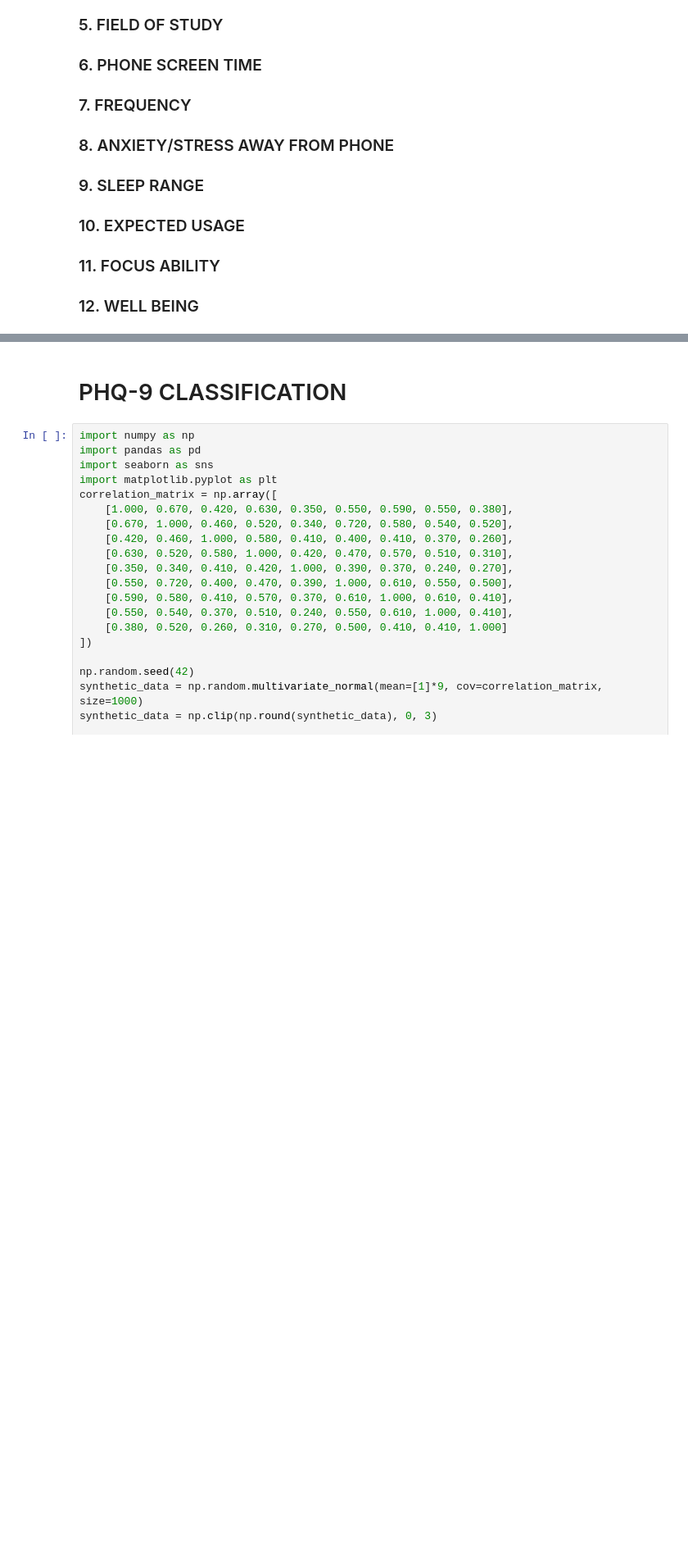
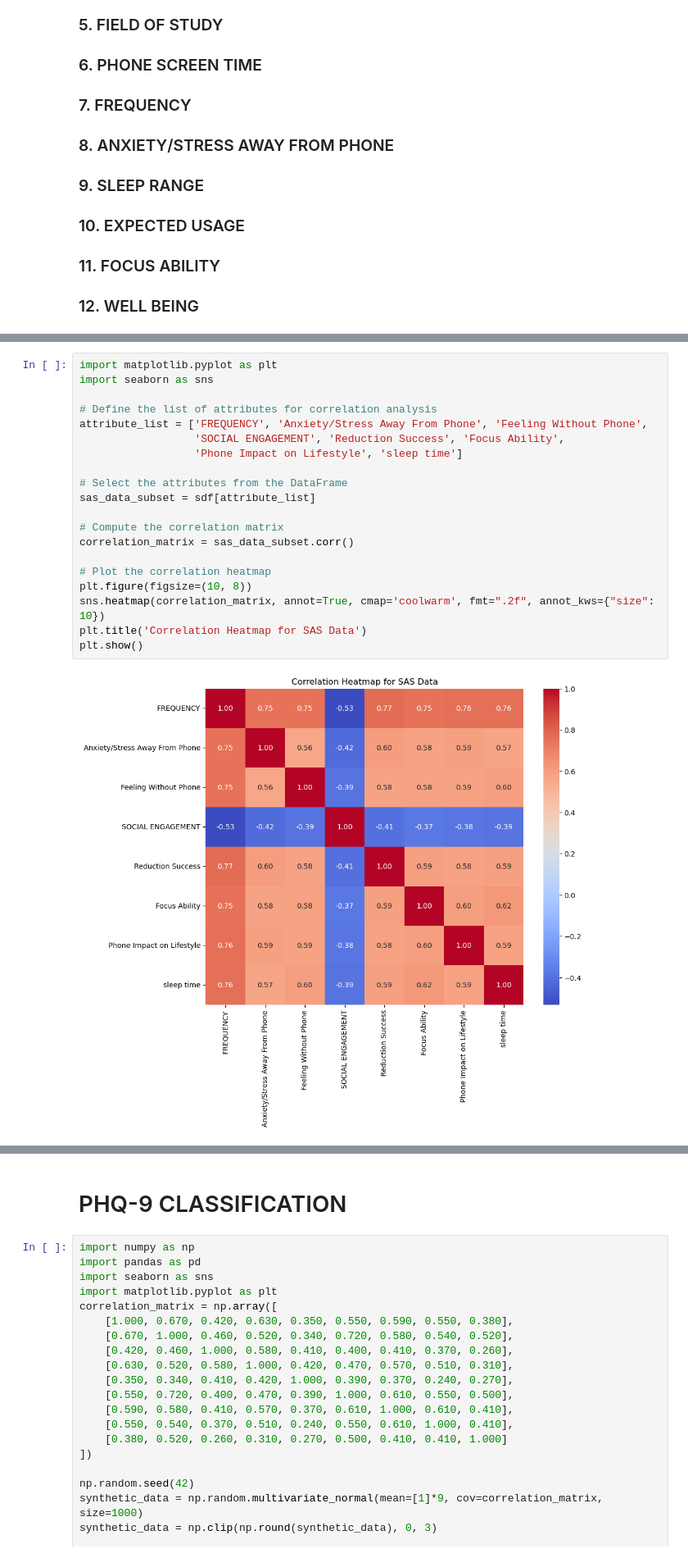
Before and after one commit to Brainskull24/Heal.ai, a Jupyter notebook: Heal.ai.ipynb, the cells around one changed output, grey strips where cells are left out. Shown at 82% size. Cells and saved outputs as stored; diff of their text form; blank space fills up the shorter version.

```diff
--- a/Heal.ai.ipynb
+++ b/Heal.ai.ipynb
@@ -226,0 +318,22 @@ sas_df
+# %%
+import matplotlib.pyplot as plt
+import seaborn as sns
+
+# Define the list of attributes for correlation analysis
+attribute_list = ['FREQUENCY', 'Anxiety/Stress Away From Phone', 'Feeling Without Phone',
+                  'SOCIAL ENGAGEMENT', 'Reduction Success', 'Focus Ability',
+                  'Phone Impact on Lifestyle', 'sleep time']
+
+# Select the attributes from the DataFrame
+sas_data_subset = sdf[attribute_list]
+
+# Compute the correlation matrix
+correlation_matrix = sas_data_subset.corr()
+
+# Plot the correlation heatmap
+plt.figure(figsize=(10, 8))
+sns.heatmap(correlation_matrix, annot=True, cmap='coolwarm', fmt=".2f", annot_kws={"size": 10})
+plt.title('Correlation Heatmap for SAS Data')
+plt.show()
+# %% [output]
+[figure, added]
```
Also changed, not shown: parts of 20 cells of this notebook, 3 other files.
